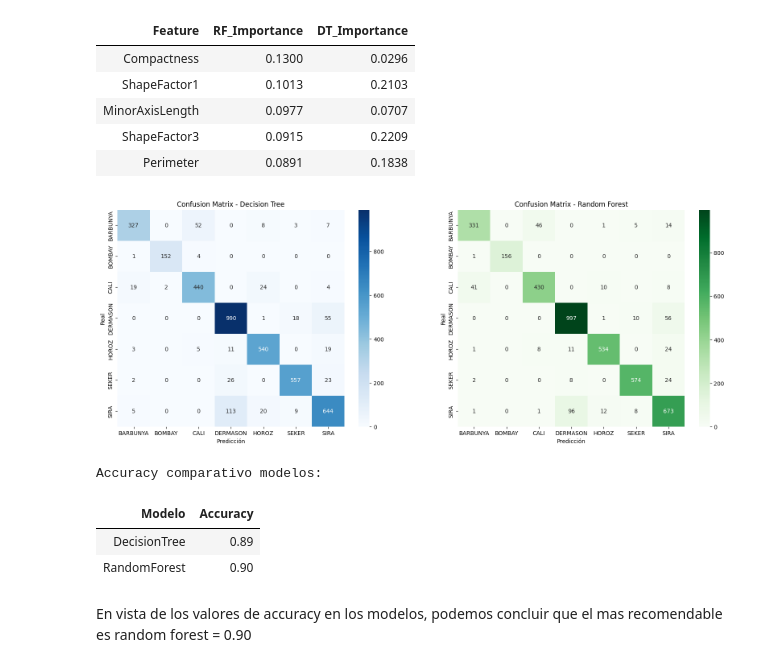
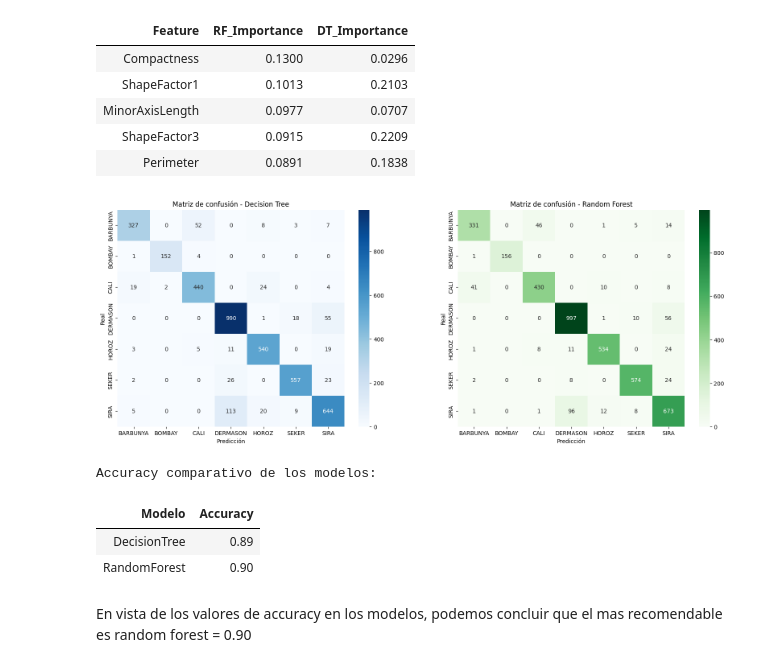
Before and after one commit to BaljeetTM/Tarea1_dataScience, a Jupyter notebook: tarea7.ipynb, the cells around one changed output. Cells and saved outputs as stored; diff of their text form; code cells hidden in the pictures.

```diff
--- a/tarea7.ipynb
+++ b/tarea7.ipynb
@@ -190,23 +190,23 @@ Comparación importancias Top 5 (según bosque):
 | Perimeter | 0.0891 | 0.1838 |
 # %%
 cm_arbol = confusion_matrix(y_test, y_pred_arbol, labels=sorted(y.unique()))
-cm_forest = confusion_matrix(y_test, y_pred_forest, labels=sorted(y.unique()))
+cm_bosque = confusion_matrix(y_test, y_pred_forest, labels=sorted(y.unique()))
 
 fig, axes = plt.subplots(1,2, figsize=(20,7))
 sns.heatmap(cm_arbol, annot=True, fmt='d', cmap='Blues', ax=axes[0],
             xticklabels=sorted(y.unique()), yticklabels=sorted(y.unique()))
-axes[0].set_title('Confusion Matrix - Decision Tree')
+axes[0].set_title('Matriz de confusión - Decision Tree')
 axes[0].set_xlabel('Predicción')
 axes[0].set_ylabel('Real')
 
-sns.heatmap(cm_forest, annot=True, fmt='d', cmap='Greens', ax=axes[1],
+sns.heatmap(cm_bosque, annot=True, fmt='d', cmap='Greens', ax=axes[1],
             xticklabels=sorted(y.unique()), yticklabels=sorted(y.unique()))
-axes[1].set_title('Confusion Matrix - Random Forest')
+axes[1].set_title('Matriz de confusión - Random Forest')
 axes[1].set_xlabel('Predicción')
 axes[1].set_ylabel('Real')
 plt.show()
 # %% [output]
-[figure, old version]
+[figure, new version]
 # %%
 acc_dt = accuracy_score(y_test, y_pred_arbol)
 acc_rf = accuracy_score(y_test, y_pred_forest)
@@ -214,10 +214,10 @@ pt_acc = PrettyTable()
 pt_acc.field_names = ['Modelo', 'Accuracy']
 pt_acc.add_row(['DecisionTree', f'{acc_dt:.2f}'])
 pt_acc.add_row(['RandomForest', f'{acc_rf:.2f}'])
-print('Accuracy comparativo modelos:')
+print('Accuracy comparativo de los modelos:')
 pt_acc
 # %% [output]
-Accuracy comparativo modelos:
+Accuracy comparativo de los modelos:
 | Modelo | Accuracy |
 | DecisionTree | 0.89 |
 | RandomForest | 0.90 |
```
Also changed, not shown: parts of 2 cells of this notebook.
